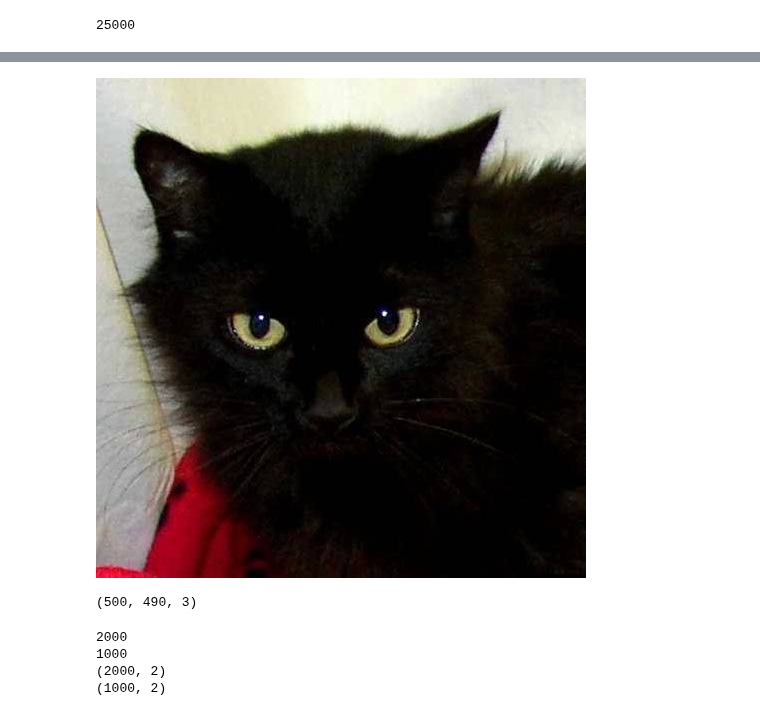
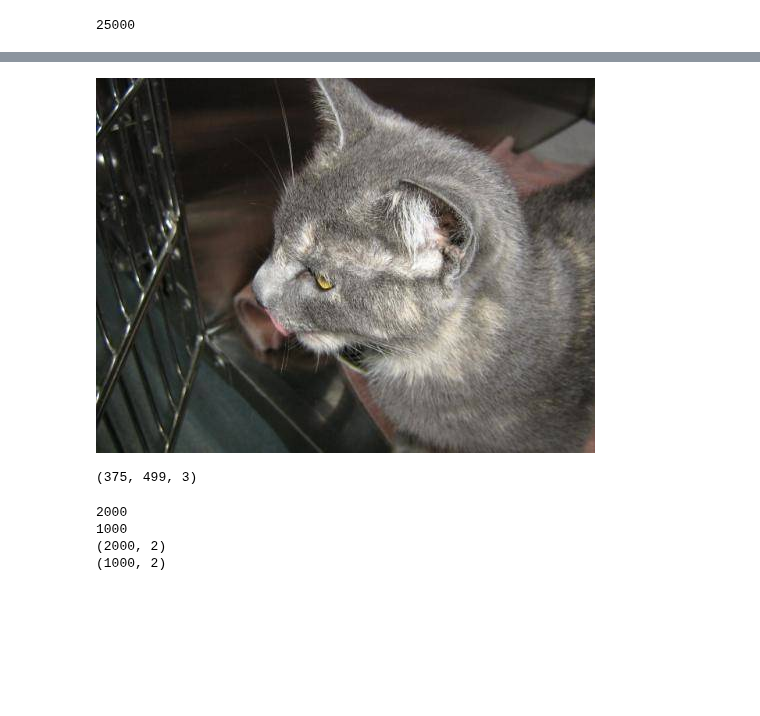
Before and after one commit to siyasardesai123/Computer-Vision, a Jupyter notebook: 5_Image_classification_on_custom_data_1.ipynb, the cells around one changed output, grey strips where cells are left out. Cells and saved outputs as stored; diff of their text form; code cells hidden in the pictures; blank space fills up the shorter version.

```diff
--- a/5_Image_classification_on_custom_data_1.ipynb
+++ b/5_Image_classification_on_custom_data_1.ipynb
@@ -64,13 +66,13 @@ make_subset("test", start_index=1500, end_index=2500)
 # %%
 from google.colab.patches import cv2_imshow
-imgg = cv2.imread("/content/my_images/test/cat/cat.1500.jpg")
+imgg = cv2.imread("/content/my_images/test/cat/cat.1506.jpg")
 cv2_imshow(imgg)
 # %% [output]
-[figure, old version]
+[figure, new version]
 # %%
-imgg.shape
+imgg.shape    #size of image
 # %% [output]
-(500, 490, 3)
+(375, 499, 3)
 # %%
 ## This step helps in converting all the images present in folder to same shape.
 import cv2
```
Also changed, not shown: parts of 7 cells of this notebook.
